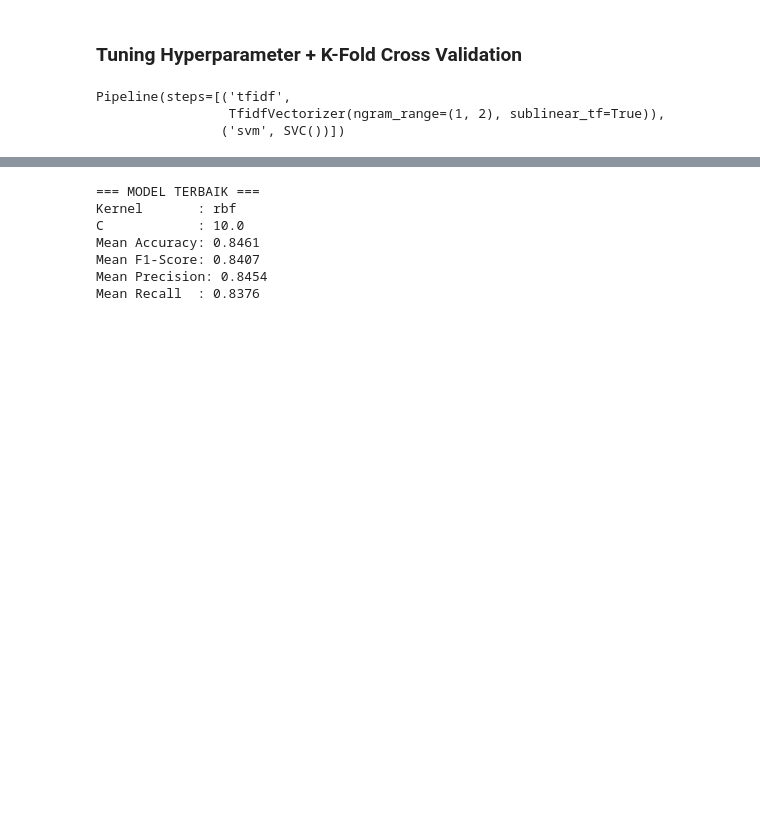
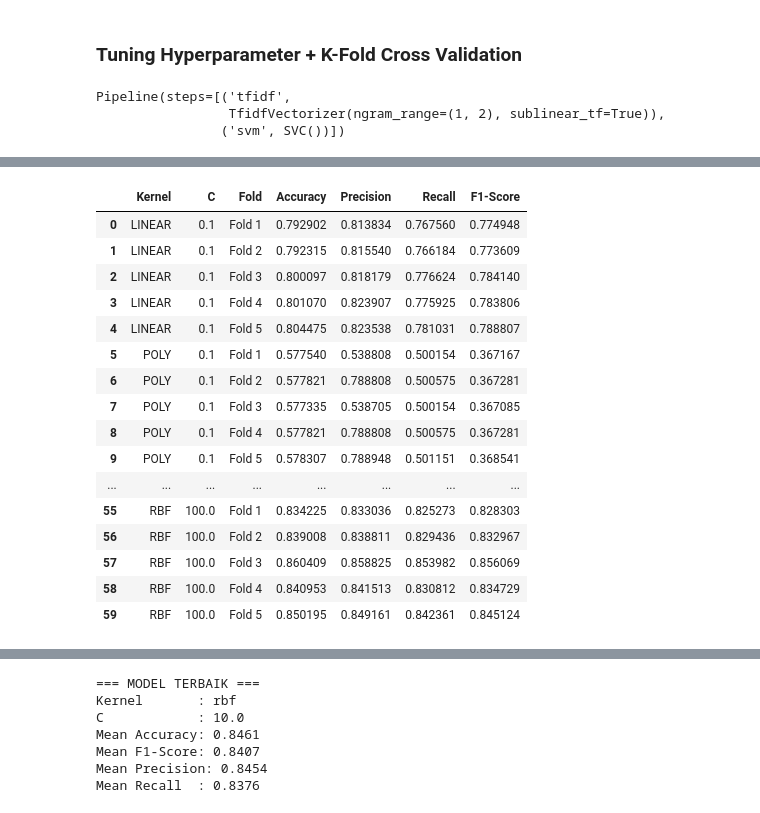
Before and after one commit to rahelitapasaribu/fp-textmining, a Jupyter notebook: notebook/svm.ipynb, the cells around one changed output, grey strips where cells are left out. Saved outputs shown, nothing was run; the diff lists cells and outputs as text; code cells hidden in the pictures; blank space fills up the shorter version.

```diff
--- a/notebook/svm.ipynb
+++ b/notebook/svm.ipynb
@@ -542,0 +489,39 @@ display(tabel_rekap)
+# %%
+hasil_fold = []
+
+for i in range(len(grid_search.cv_results_["params"])):
+
+    params = grid_search.cv_results_["params"][i]
+
+    for fold in range(5):
+        hasil_fold.append({
+            "Kernel": params["svm__kernel"].upper(),
+            "C": params["svm__C"],
+            "Fold": f"Fold {fold + 1}",
+            "Accuracy": grid_search.cv_results_[f"split{fold}_test_accuracy"][i],
+            "Precision": grid_search.cv_results_[f"split{fold}_test_precision"][i],
+            "Recall": grid_search.cv_results_[f"split{fold}_test_recall"][i],
+            "F1-Score": grid_search.cv_results_[f"split{fold}_test_f1"][i]
+        })
+
+df_hasil_fold = pd.DataFrame(hasil_fold)
+
+display(df_hasil_fold)
+# %% [output]
+|  | Kernel | C | Fold | Accuracy | Precision | Recall | F1-Score |
+| 0 | LINEAR | 0.1 | Fold 1 | 0.792902 | 0.813834 | 0.767560 | 0.774948 |
+| 1 | LINEAR | 0.1 | Fold 2 | 0.792315 | 0.815540 | 0.766184 | 0.773609 |
+| 2 | LINEAR | 0.1 | Fold 3 | 0.800097 | 0.818179 | 0.776624 | 0.784140 |
+| 3 | LINEAR | 0.1 | Fold 4 | 0.801070 | 0.823907 | 0.775925 | 0.783806 |
+| 4 | LINEAR | 0.1 | Fold 5 | 0.804475 | 0.823538 | 0.781031 | 0.788807 |
+| 5 | POLY | 0.1 | Fold 1 | 0.577540 | 0.538808 | 0.500154 | 0.367167 |
+| 6 | POLY | 0.1 | Fold 2 | 0.577821 | 0.788808 | 0.500575 | 0.367281 |
+| 7 | POLY | 0.1 | Fold 3 | 0.577335 | 0.538705 | 0.500154 | 0.367085 |
+| 8 | POLY | 0.1 | Fold 4 | 0.577821 | 0.788808 | 0.500575 | 0.367281 |
+| 9 | POLY | 0.1 | Fold 5 | 0.578307 | 0.788948 | 0.501151 | 0.368541 |
+| ... | ... | ... | ... | ... | ... | ... | ... |
+| 55 | RBF | 100.0 | Fold 1 | 0.834225 | 0.833036 | 0.825273 | 0.828303 |
+| 56 | RBF | 100.0 | Fold 2 | 0.839008 | 0.838811 | 0.829436 | 0.832967 |
+| 57 | RBF | 100.0 | Fold 3 | 0.860409 | 0.858825 | 0.853982 | 0.856069 |
+| 58 | RBF | 100.0 | Fold 4 | 0.840953 | 0.841513 | 0.830812 | 0.834729 |
+| 59 | RBF | 100.0 | Fold 5 | 0.850195 | 0.849161 | 0.842361 | 0.845124 |
```
Also changed, not shown: parts of 9 cells of this notebook.
